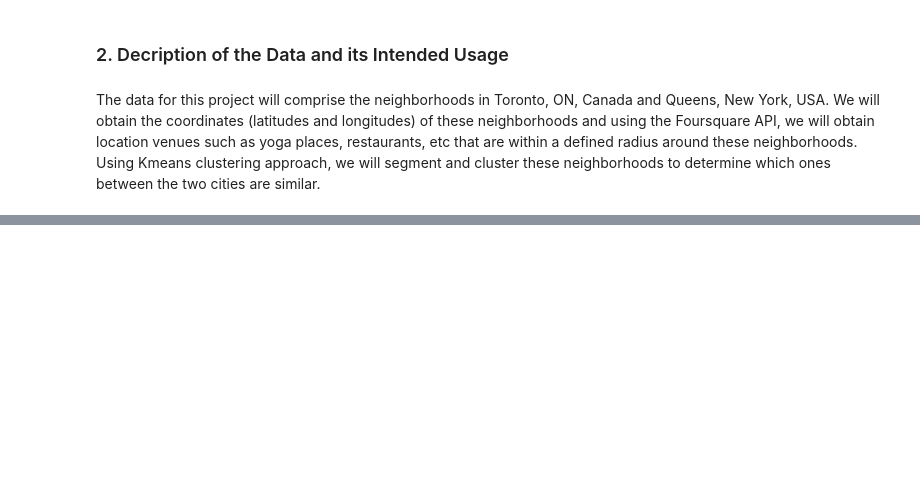
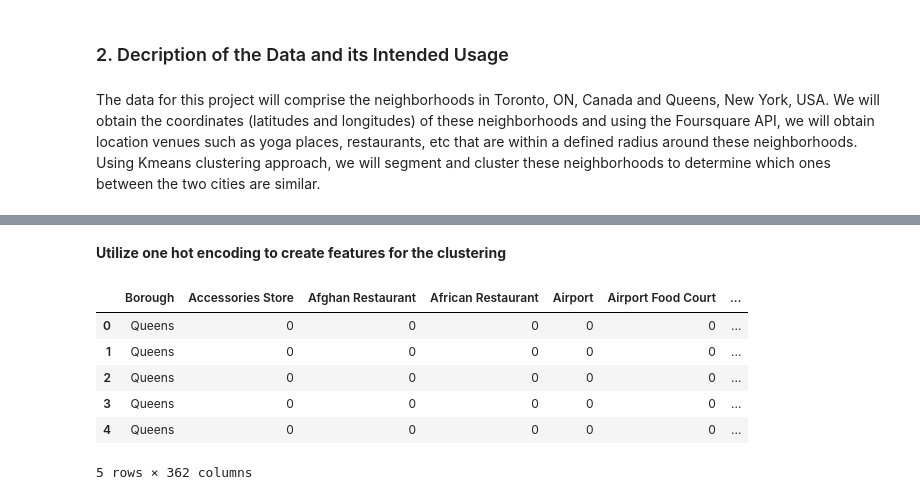
Before and after one commit to collins298/Coursera_Capstone, a Jupyter notebook: Report2.ipynb, the cells around one changed output, grey strips where cells are left out. Cells and saved outputs as stored; diff of their text form; code cells hidden in the pictures; blank space fills up the shorter version.

```diff
--- a/Report2.ipynb
+++ b/Report2.ipynb
@@ -23,0 +60,8 @@ cities are similar.
+# %%
+CLIENT_ID = '0QRBYXQQQNHYFERTIUKAL2W4QKA5FLNNSHFLS3ZJBW4VODAX' # your Foursquare ID
+CLIENT_SECRET = '2I3XMEMQFY5C4XBXGKUURPCMWA15AGA412EGVVYHMEPHOJNG' # your Foursquare Secret
+VERSION = '20180605' # Foursquare API version
+
+print('Your credentails:')
+print('CLIENT_ID: ' + CLIENT_ID)
+print('CLIENT_SECRET:' + CLIENT_SECRET)
@@ -23,0 +336,22 @@ cities are similar.
+# %% [markdown]
+__Utilize one hot encoding to create features for the clustering__
+# %%
+# one hot encoding
+Combined_onehot = pd.get_dummies(Combined_venues[['Venue Category']], prefix="", prefix_sep="")
+
+# add neighborhood column back to dataframe
+Combined_onehot[['Neighborhood', 'Borough']] = Combined_venues[['Neighborhood', 'Borough']]
+
+# move neighborhood column to the first column
+fixed_columns = [Combined_onehot.columns[-1]] + list(Combined_onehot.columns[:-1])
+Combined_onehot = Combined_onehot[fixed_columns]
+
+Combined_onehot.head()
+# %% [output]
+|  | Borough | Accessories Store | Afghan Restaurant | African Restaurant | Airport | Airport Food Court | ... |
+| 0 | Queens | 0 | 0 | 0 | 0 | 0 | ... |
+| 1 | Queens | 0 | 0 | 0 | 0 | 0 | ... |
+| 2 | Queens | 0 | 0 | 0 | 0 | 0 | ... |
+| 3 | Queens | 0 | 0 | 0 | 0 | 0 | ... |
+| 4 | Queens | 0 | 0 | 0 | 0 | 0 | ... |
+5 rows × 362 columns
```
Also changed, not shown: parts of 25 cells of this notebook.
